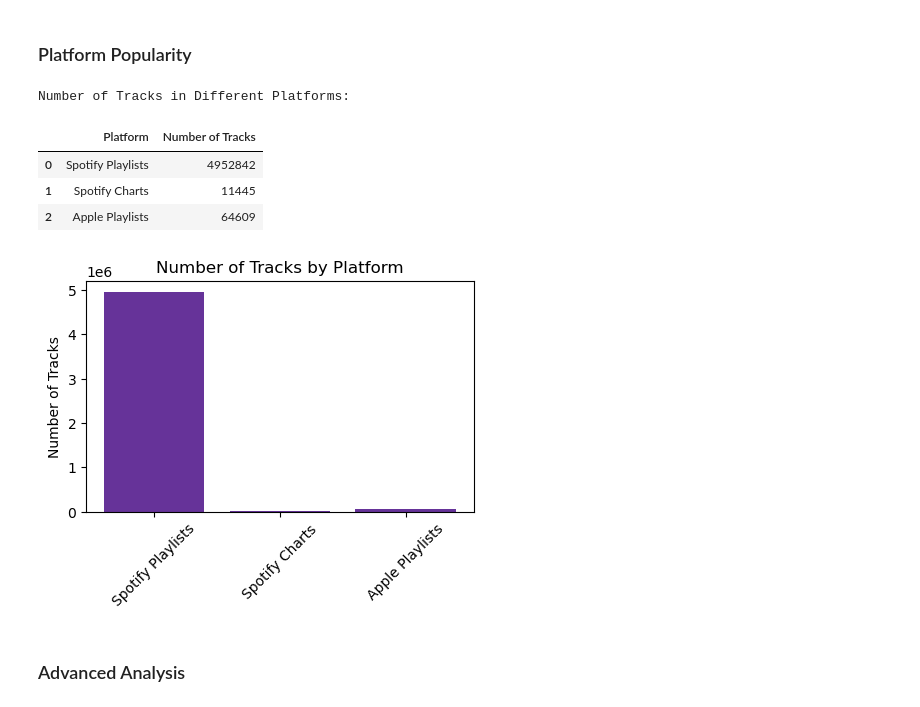
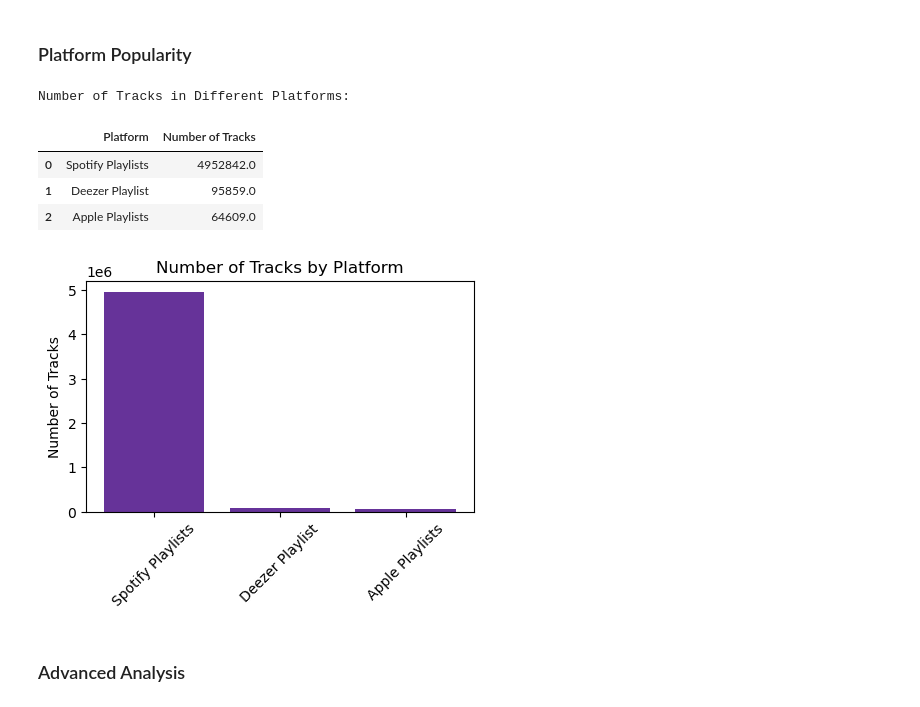
Before and after one commit to daphnerbld/Spotify-Exploratory-Data-Analysis, a Jupyter notebook: Robleado_EDA.ipynb, the cells around one changed output. Saved outputs shown, nothing was run; the diff lists cells and outputs as text; code cells hidden in the pictures.

```diff
--- a/Robleado_EDA.ipynb
+++ b/Robleado_EDA.ipynb
@@ -244,23 +244,23 @@ Correlation between Valence and Acousticness: -0.08
 # %%
 # Compare the number of tracks in different playlists
 platform_counts = {
     'Spotify Playlists': df['in_spotify_playlists'].sum(),
-    'Spotify Charts': df['in_spotify_charts'].sum(),
+    'Deezer Playlist': df['in_deezer_playlists'].sum(),
     'Apple Playlists': df['in_apple_playlists'].sum()
 }
 
 # Create a DataFrame for better visualization
 platform_counts_df = pd.DataFrame(platform_counts.items(), columns=['Platform', 'Number of Tracks'])
 
 # Display the platform counts table
 print("Number of Tracks in Different Platforms:")
 display(platform_counts_df)  # Using display for better formatting in Jupyter
 # %% [output]
 Number of Tracks in Different Platforms:
 |  | Platform | Number of Tracks |
-| 0 | Spotify Playlists | 4952842 |
-| 1 | Spotify Charts | 11445 |
-| 2 | Apple Playlists | 64609 |
+| 0 | Spotify Playlists | 4952842.0 |
+| 1 | Deezer Playlist | 95859.0 |
+| 2 | Apple Playlists | 64609.0 |
 # %%
 # Plotting the platform popularity
 plt.figure(figsize=(5, 3))
@@ -270,7 +270,7 @@ plt.ylabel('Number of Tracks')
 plt.xticks(rotation=45)
 plt.show()
 # %% [output]
-[figure, old version]
+[figure, new version]
 # %% [markdown]
 ### Advanced Analysis
 # %%
```
Also changed, not shown: parts of 3 cells of this notebook.
